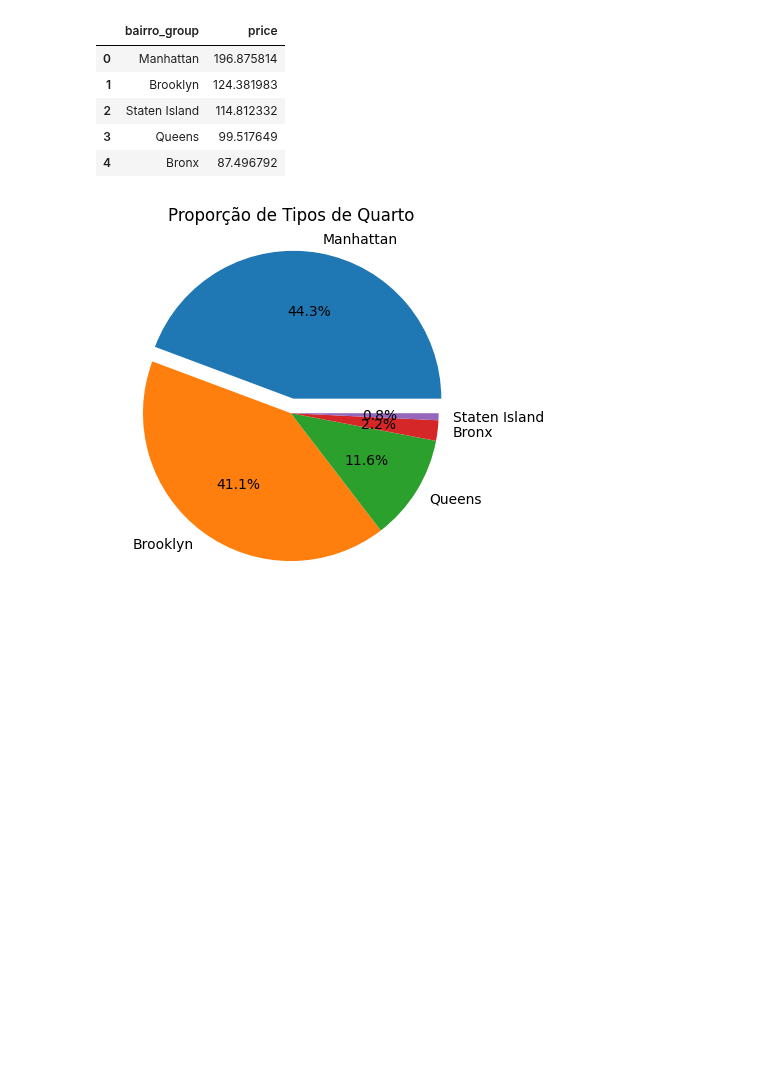
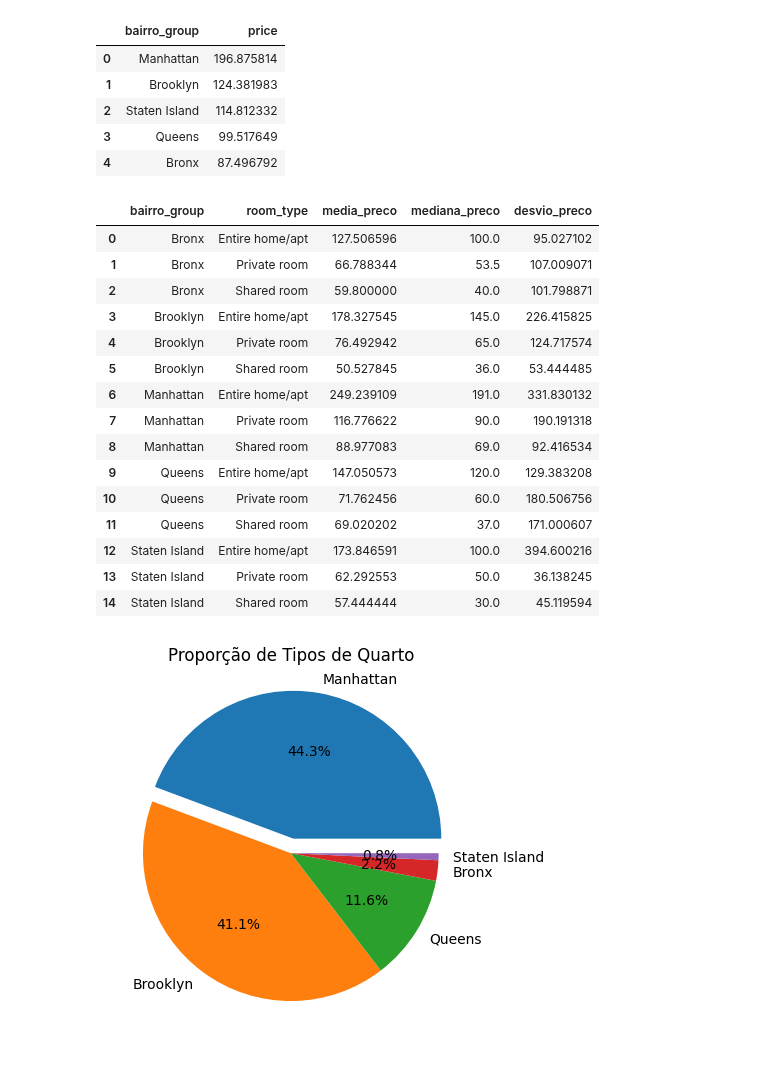
Before and after one commit to faanogueira/RentalPricing_MachineLearning, a Jupyter notebook: LH_CD_FabioNogueira.ipynb, the cells around one changed output. Cells and saved outputs as stored; diff of their text form; code cells hidden in the pictures; blank space fills up the shorter version.

```diff
--- a/LH_CD_FabioNogueira.ipynb
+++ b/LH_CD_FabioNogueira.ipynb
@@ -102,6 +100,32 @@ display(df_grouped_bg)
 | 2 | Staten Island | 114.812332 |
 | 3 | Queens | 99.517649 |
 | 4 | Bronx | 87.496792 |
+# %%
+# Calcular estatísticas descritivas do preço por 'bairro_group' e 'room_type'
+stats_preco = df.groupby(['bairro_group', 'room_type'])['price'].agg(['mean', 'median', 'std']).reset_index()
+
+# Renomear as colunas para manter o padrão desejado
+stats_preco.columns = ['bairro_group', 'room_type', 'media_preco', 'mediana_preco', 'desvio_preco']
+
+# Exibir o resultado
+stats_preco
+# %% [output]
+|  | bairro_group | room_type | media_preco | mediana_preco | desvio_preco |
+| 0 | Bronx | Entire home/apt | 127.506596 | 100.0 | 95.027102 |
+| 1 | Bronx | Private room | 66.788344 | 53.5 | 107.009071 |
+| 2 | Bronx | Shared room | 59.800000 | 40.0 | 101.798871 |
+| 3 | Brooklyn | Entire home/apt | 178.327545 | 145.0 | 226.415825 |
+| 4 | Brooklyn | Private room | 76.492942 | 65.0 | 124.717574 |
+| 5 | Brooklyn | Shared room | 50.527845 | 36.0 | 53.444485 |
+| 6 | Manhattan | Entire home/apt | 249.239109 | 191.0 | 331.830132 |
+| 7 | Manhattan | Private room | 116.776622 | 90.0 | 190.191318 |
+| 8 | Manhattan | Shared room | 88.977083 | 69.0 | 92.416534 |
+| 9 | Queens | Entire home/apt | 147.050573 | 120.0 | 129.383208 |
+| 10 | Queens | Private room | 71.762456 | 60.0 | 180.506756 |
+| 11 | Queens | Shared room | 69.020202 | 37.0 | 171.000607 |
+| 12 | Staten Island | Entire home/apt | 173.846591 | 100.0 | 394.600216 |
+| 13 | Staten Island | Private room | 62.292553 | 50.0 | 36.138245 |
+| 14 | Staten Island | Shared room | 57.444444 | 30.0 | 45.119594 |
 # %%
 # Contagem de bairros
 qtde_hosts = df['bairro_group'].value_counts()
```
Also changed, not shown: parts of 9 cells of this notebook.
